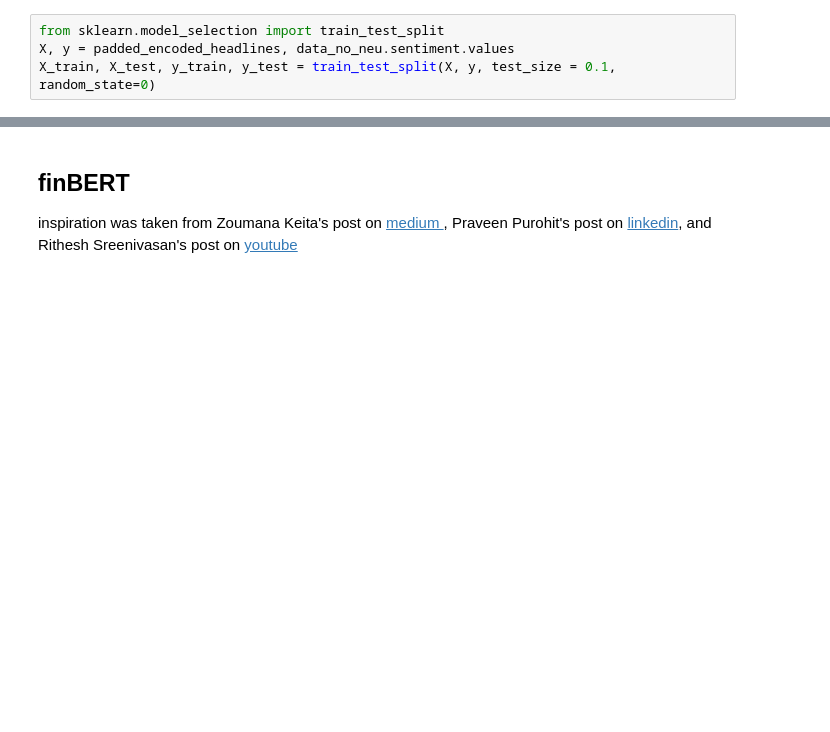
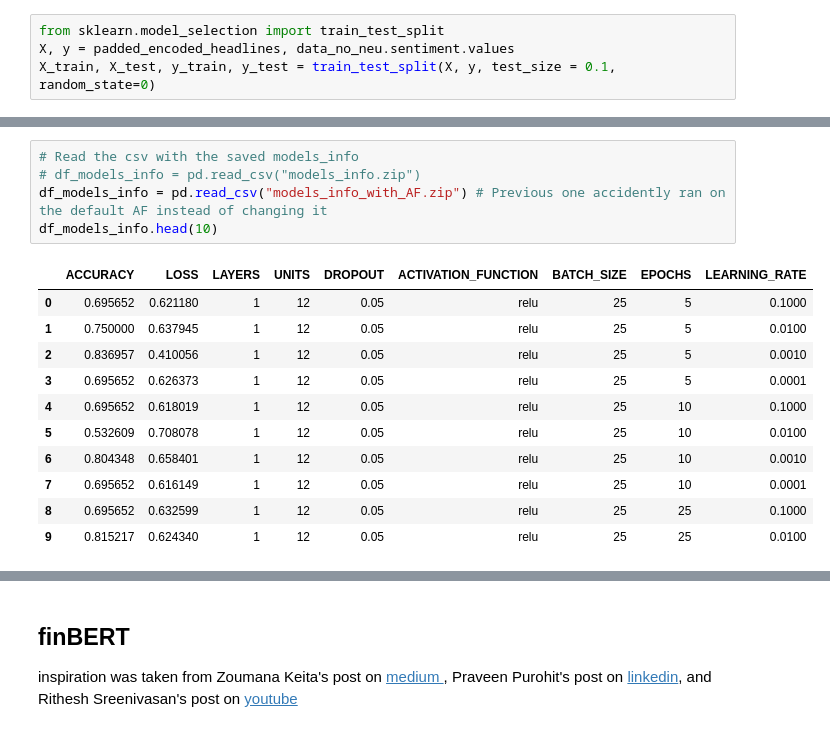
Before and after one commit to arnodunstatter/COSC4337-project, a Jupyter notebook: Financial_Sentiment_Analysis_Project.ipynb, the cells around one changed output, grey strips where cells are left out. Saved outputs shown, nothing was run; the diff lists cells and outputs as text; blank space fills up the shorter version.

```diff
--- a/Financial_Sentiment_Analysis_Project.ipynb
+++ b/Financial_Sentiment_Analysis_Project.ipynb
@@ -1055,0 +1116,17 @@ bestLossFirst = sorted(allModelsMetricsAndParams, key=lambda x:x[1], reverse=Fal
+# %%
+# Read the csv with the saved models_info
+# df_models_info = pd.read_csv("models_info.zip")
+df_models_info = pd.read_csv("models_info_with_AF.zip") # Previous one accidently ran on the default AF instead of changing it
+df_models_info.head(10)
+# %% [output]
+|  | ACCURACY | LOSS | LAYERS | UNITS | DROPOUT | ACTIVATION_FUNCTION | BATCH_SIZE | EPOCHS | LEARNING_RATE |
+| 0 | 0.695652 | 0.621180 | 1 | 12 | 0.05 | relu | 25 | 5 | 0.1000 |
+| 1 | 0.750000 | 0.637945 | 1 | 12 | 0.05 | relu | 25 | 5 | 0.0100 |
+| 2 | 0.836957 | 0.410056 | 1 | 12 | 0.05 | relu | 25 | 5 | 0.0010 |
+| 3 | 0.695652 | 0.626373 | 1 | 12 | 0.05 | relu | 25 | 5 | 0.0001 |
+| 4 | 0.695652 | 0.618019 | 1 | 12 | 0.05 | relu | 25 | 10 | 0.1000 |
+| 5 | 0.532609 | 0.708078 | 1 | 12 | 0.05 | relu | 25 | 10 | 0.0100 |
+| 6 | 0.804348 | 0.658401 | 1 | 12 | 0.05 | relu | 25 | 10 | 0.0010 |
+| 7 | 0.695652 | 0.616149 | 1 | 12 | 0.05 | relu | 25 | 10 | 0.0001 |
+| 8 | 0.695652 | 0.632599 | 1 | 12 | 0.05 | relu | 25 | 25 | 0.1000 |
+| 9 | 0.815217 | 0.624340 | 1 | 12 | 0.05 | relu | 25 | 25 | 0.0100 |
```
Also changed, not shown: parts of 24 cells of this notebook, 2 other files.
